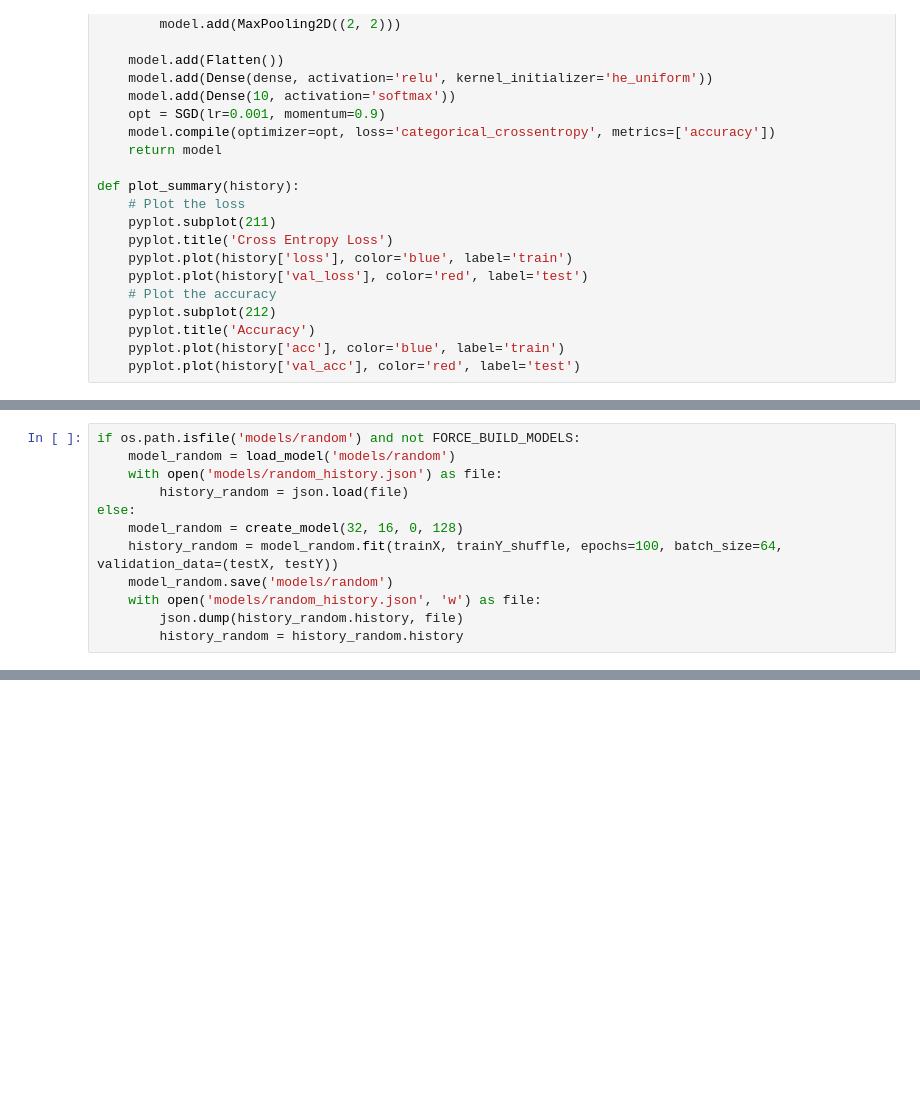
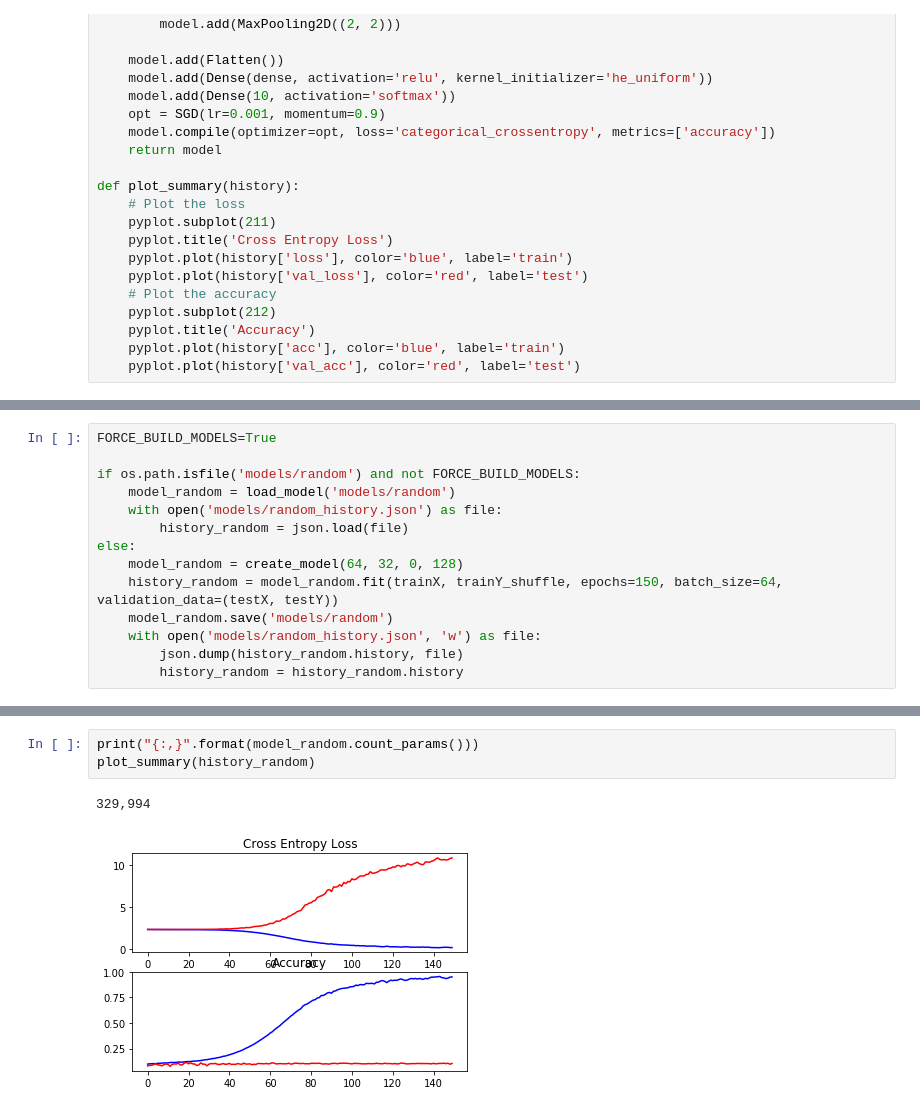
Before and after one commit to RoblabWh/WieLernenNeuronaleNetze, a Jupyter notebook: Memorization.ipynb, the cells around one changed output, grey strips where cells are left out. Saved outputs shown, nothing was run; the diff lists cells and outputs as text; blank space fills up the shorter version.

Commit message:
Build models and new network

```diff
--- a/Memorization.ipynb
+++ b/Memorization.ipynb
@@ -118,13 +118,15 @@ W0707 00:32:24.805548 140529866995328 deprecation.py:323] From /home/robin/WVIN/
 Instructions for updating:
 Use tf.where in 2.0, which has the same broadcast rule as np.where
 # %%
+FORCE_BUILD_MODELS=True
+
 if os.path.isfile('models/random') and not FORCE_BUILD_MODELS:
     model_random = load_model('models/random')
     with open('models/random_history.json') as file:
         history_random = json.load(file)
 else:
-    model_random = create_model(32, 16, 0, 128)
-    history_random = model_random.fit(trainX, trainY_shuffle, epochs=100, batch_size=64, validation_data=(testX, testY))
+    model_random = create_model(64, 32, 0, 128)
+    history_random = model_random.fit(trainX, trainY_shuffle, epochs=150, batch_size=64, validation_data=(testX, testY))
     model_random.save('models/random')
     with open('models/random_history.json', 'w') as file:
         json.dump(history_random.history, file)
@@ -137,0 +190,6 @@ plot_summary(history_small)
+# %%
+print("{:,}".format(model_random.count_params()))
+plot_summary(history_random)
+# %% [output]
+329,994
+[figure, added]
```
Also changed, not shown: parts of 7 cells of this notebook.
